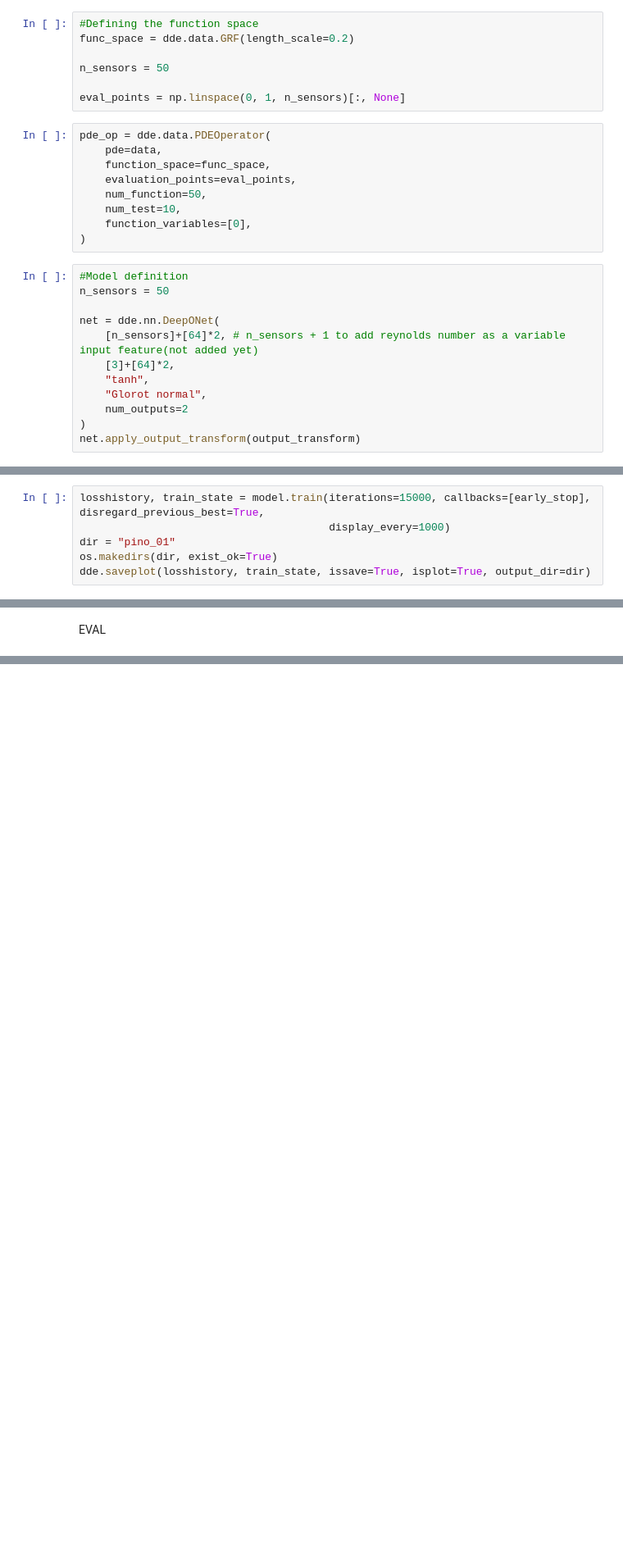
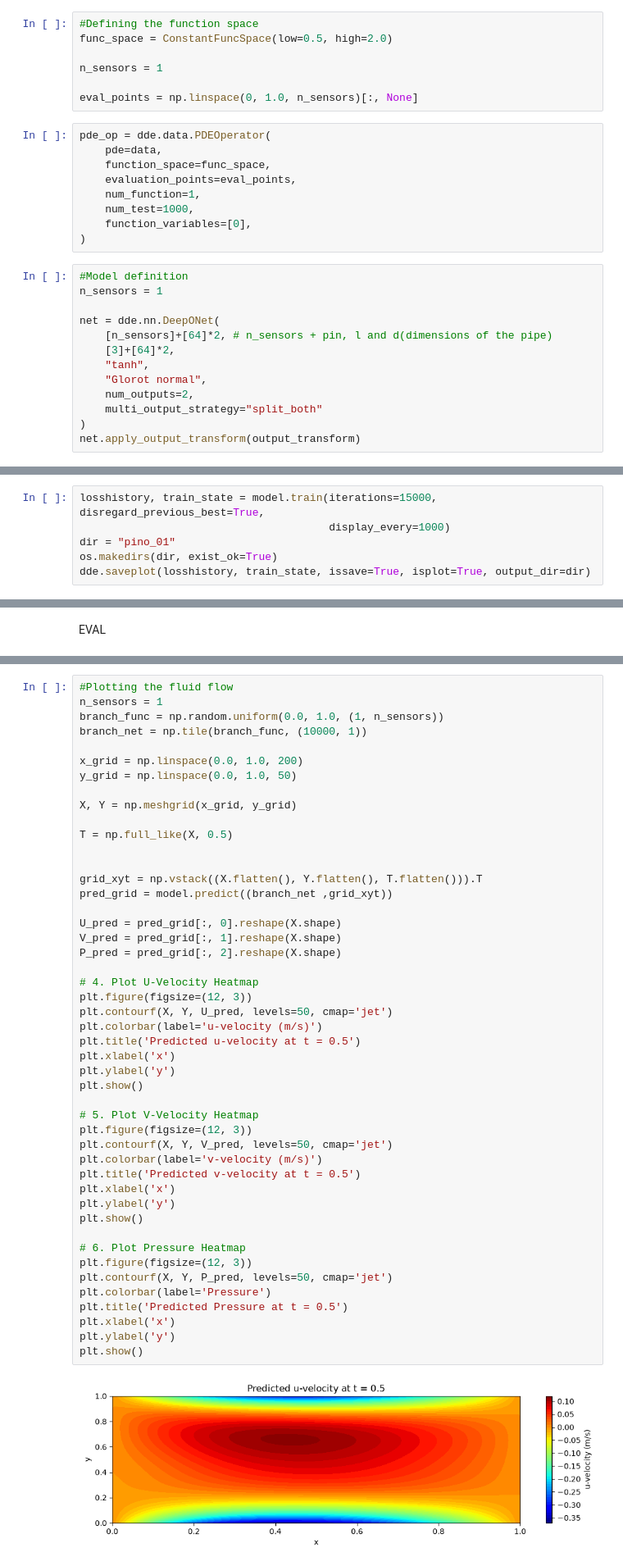
Before and after one commit to srimukha-sarma06/PINNs-PINO-for-NS-Equations, a Jupyter notebook: PINO_TUTORIAL/pino_deepxde.ipynb, the cells around one changed output, grey strips where cells are left out. Shown at 82% size. Drawn from its saved outputs; the diff is of its cells as text; blank space fills up the shorter version.

Commit message:
First working PINO model

```diff
--- a/PINO_TUTORIAL/pino_deepxde.ipynb
+++ b/PINO_TUTORIAL/pino_deepxde.ipynb
@@ -115,28 +168,29 @@ DEFINING THE OPERATOR AND FUNCTION SPACE
 # %%
 #Defining the function space
-func_space = dde.data.GRF(length_scale=0.2)
+func_space = ConstantFuncSpace(low=0.5, high=2.0)
 
-n_sensors = 50
+n_sensors = 1
 
-eval_points = np.linspace(0, 1, n_sensors)[:, None]
+eval_points = np.linspace(0, 1.0, n_sensors)[:, None]
 # %%
 pde_op = dde.data.PDEOperator(
     pde=data,
     function_space=func_space,
     evaluation_points=eval_points,
-    num_function=50,
-    num_test=10,
+    num_function=1,
+    num_test=1000,
     function_variables=[0],
 )
 # %%
 #Model definition
-n_sensors = 50
+n_sensors = 1
 
 net = dde.nn.DeepONet(
-    [n_sensors]+[64]*2, # n_sensors + 1 to add reynolds number as a variable input feature(not added yet)
+    [n_sensors]+[64]*2, # n_sensors + pin, l and d(dimensions of the pipe)
     [3]+[64]*2,
     "tanh",
     "Glorot normal",
-    num_outputs=2
+    num_outputs=2,
+    multi_output_strategy="split_both"
 )
 net.apply_output_transform(output_transform)
@@ -157,7 +209,7 @@ ckpt = dde.callbacks.ModelCheckpoint(out_dir)
 # %%
 resampler = dde.callbacks.PDEPointResampler(period=1000)
 # %%
-losshistory, train_state = model.train(iterations=15000, callbacks=[early_stop], disregard_previous_best=True,
+losshistory, train_state = model.train(iterations=15000, disregard_previous_best=True,
                                        display_every=1000)
 dir = "pino_01"
 os.makedirs(dir, exist_ok=True)
@@ -197,0 +328,49 @@ print(f"Y_mom: {residuals[1]}")
+# %%
+#Plotting the fluid flow
+n_sensors = 1
+branch_func = np.random.uniform(0.0, 1.0, (1, n_sensors))
+branch_net = np.tile(branch_func, (10000, 1))
+
+x_grid = np.linspace(0.0, 1.0, 200)
+y_grid = np.linspace(0.0, 1.0, 50)
+
+X, Y = np.meshgrid(x_grid, y_grid)
+
+T = np.full_like(X, 0.5)
+
+
+grid_xyt = np.vstack((X.flatten(), Y.flatten(), T.flatten())).T
+pred_grid = model.predict((branch_net ,grid_xyt))
+
+U_pred = pred_grid[:, 0].reshape(X.shape)
+V_pred = pred_grid[:, 1].reshape(X.shape)
+P_pred = pred_grid[:, 2].reshape(X.shape)
+
+# 4. Plot U-Velocity Heatmap
+plt.figure(figsize=(12, 3))
+plt.contourf(X, Y, U_pred, levels=50, cmap='jet')
+plt.colorbar(label='u-velocity (m/s)')
+plt.title('Predicted u-velocity at t = 0.5')
+plt.xlabel('x')
+plt.ylabel('y')
+plt.show()
+
+# 5. Plot V-Velocity Heatmap
+plt.figure(figsize=(12, 3))
+plt.contourf(X, Y, V_pred, levels=50, cmap='jet')
+plt.colorbar(label='v-velocity (m/s)')
+plt.title('Predicted v-velocity at t = 0.5')
+plt.xlabel('x')
+plt.ylabel('y')
+plt.show()
+
+# 6. Plot Pressure Heatmap
+plt.figure(figsize=(12, 3))
+plt.contourf(X, Y, P_pred, levels=50, cmap='jet')
+plt.colorbar(label='Pressure')
+plt.title('Predicted Pressure at t = 0.5')
+plt.xlabel('x')
+plt.ylabel('y')
+plt.show()
+# %% [output]
+[figure, added]
```
Also changed, not shown: parts of 18 cells of this notebook, 4 other files.
